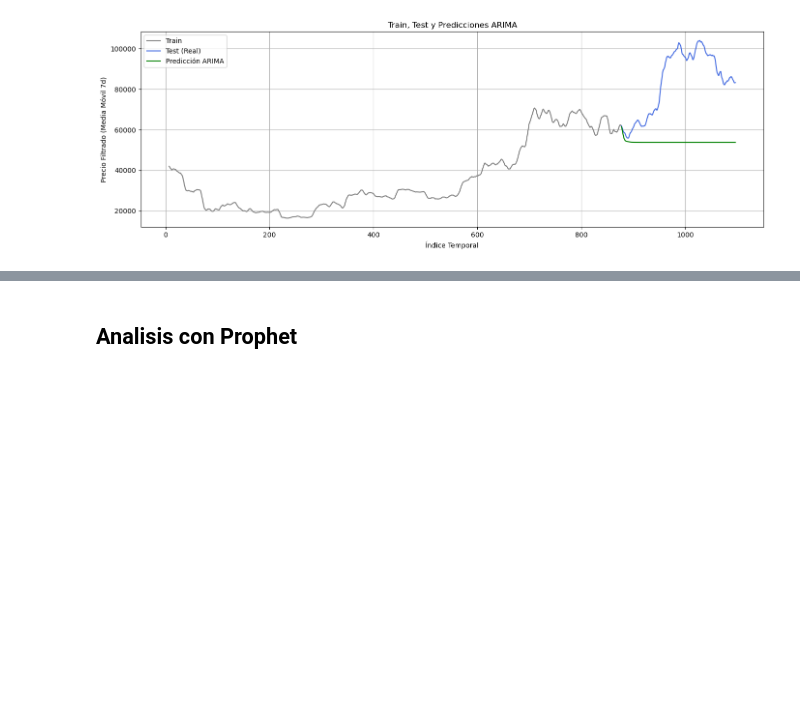
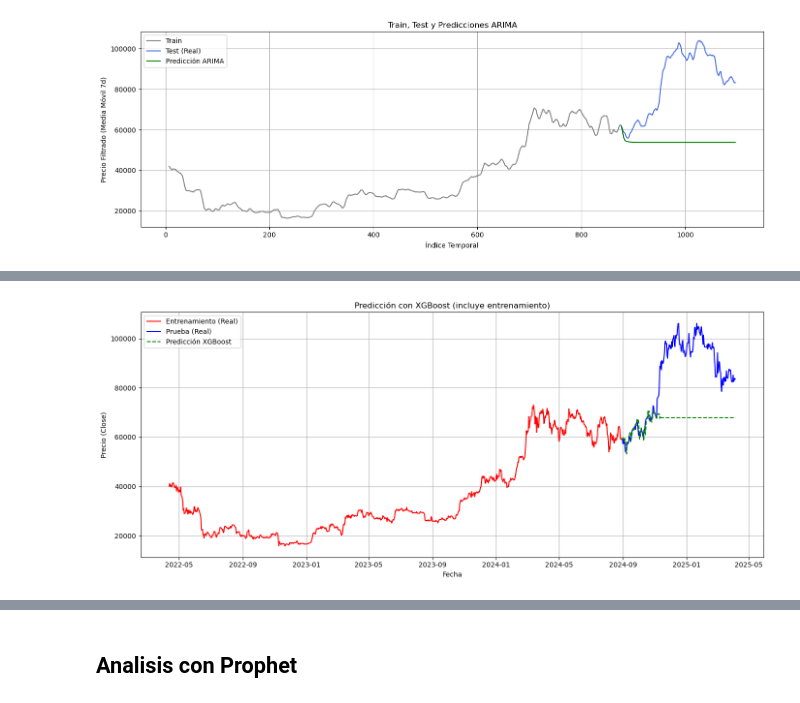
Before and after one commit to seba098098/Projecto_TRM, a Jupyter notebook: Notebooks/04_Modelado_Predictivo_Con_ML..ipynb, the cells around one changed output, grey strips where cells are left out. Cells and saved outputs as stored; diff of their text form; code cells hidden in the pictures; blank space fills up the shorter version.

```diff
--- a/Notebooks/04_Modelado_Predictivo_Con_ML..ipynb
+++ b/Notebooks/04_Modelado_Predictivo_Con_ML..ipynb
@@ -366,0 +450,6 @@ b
+# %%
+df_model=df_btc[['Date','Close']]
+df_model = pd.merge(df_model, df_news_avg_score, how='left', left_on='Date', right_on='fecha')
+df_model.fillna(0, inplace=True)
+df_model.drop(columns=['fecha'], inplace=True)
+df_model['Date'] = pd.to_datetime(df_model['Date'])
@@ -366,0 +490,74 @@ b
+# %%
+import pandas as pd
+import numpy as np
+import matplotlib.pyplot as plt
+import xgboost as xgb
+from sklearn.metrics import mean_absolute_error, mean_squared_error
+
+# 1. Crear variables rezagadas (lags)
+def crear_lags(data, target_col, n_lags):
+    df = data.copy()
+    for lag in range(1, n_lags + 1):
+        df[f'lag_{lag}'] = df[target_col].shift(lag)
+    return df.dropna()
+
+# --- Configuración ---
+n_lags = 7
+
+# 2. Crear dataset con lags
+df_lags = crear_lags(df_model, 'Close', n_lags)
+
+# 3. Separar en train/test
+train_size = int(len(df_lags) * 0.80)
+train = df_lags.iloc[:train_size]
+test = df_lags.iloc[train_size:]
+
+X_train = train.drop(columns=['Close', 'Date','score'])
+y_train = train['Close']
+X_test = test.drop(columns=['Close', 'Date','score'])
+y_test = test['Close']
+
+# 4. Entrenar modelo XGBoost
+model = xgb.XGBRegressor(
+    objective='reg:squarederror',
+    n_estimators=500,
+    learning_rate=0.05,
+    max_depth=5,
+    subsample=0.8,
+    colsample_bytree=0.8,
+    gamma=0.1,
+    min_child_weight=5,
+    reg_alpha=0.1,
+    reg_lambda=1,
+    random_state=42
+)
+model.fit(X_train, y_train)
+
+# 5. Predicciones y métricas
+y_pred = model.predict(X_test)
+mae = mean_absolute_error(y_test, y_pred)
+rmse = np.sqrt(mean_squared_error(y_test, y_pred))
+
+print(f"MAE: {mae:.2f}")
+print(f"RMSE: {rmse:.2f}")
+
+# 6. Visualización completa
+plt.figure(figsize=(14, 6))
+
+# Entrenamiento en rojo
+plt.plot(df_model['Date'][y_train.index], y_train.values, label='Entrenamiento (Real)', color='red')
+
+# Test real en azul
+plt.plot(df_model['Date'][y_test.index], y_test.values, label='Prueba (Real)', color='blue')
+
+# Predicción en verde
+plt.plot(df_model['Date'][y_test.index], y_pred, label='Predicción XGBoost', color='green', linestyle='--')
+
+plt.title('Predicción con XGBoost (incluye entrenamiento)')
+plt.xlabel('Fecha')
+plt.ylabel('Precio (Close)')
+plt.legend()
+plt.grid(True)
+plt.tight_layout()
+plt.show()
+# %% [output]
@@ -366,0 +566 @@ b
+[figure, added]
```
Also changed, not shown: parts of 28 cells of this notebook, 1 other file.
